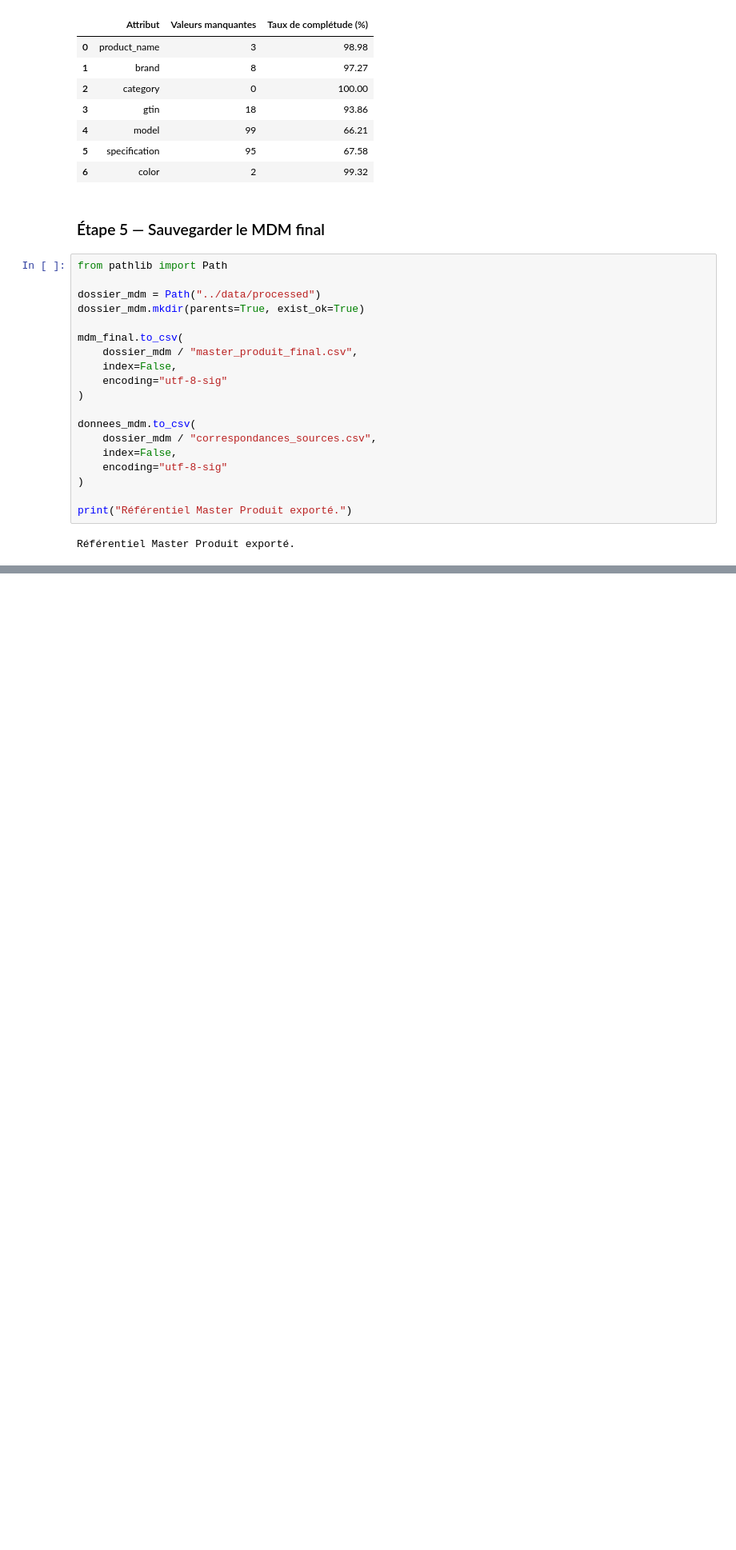
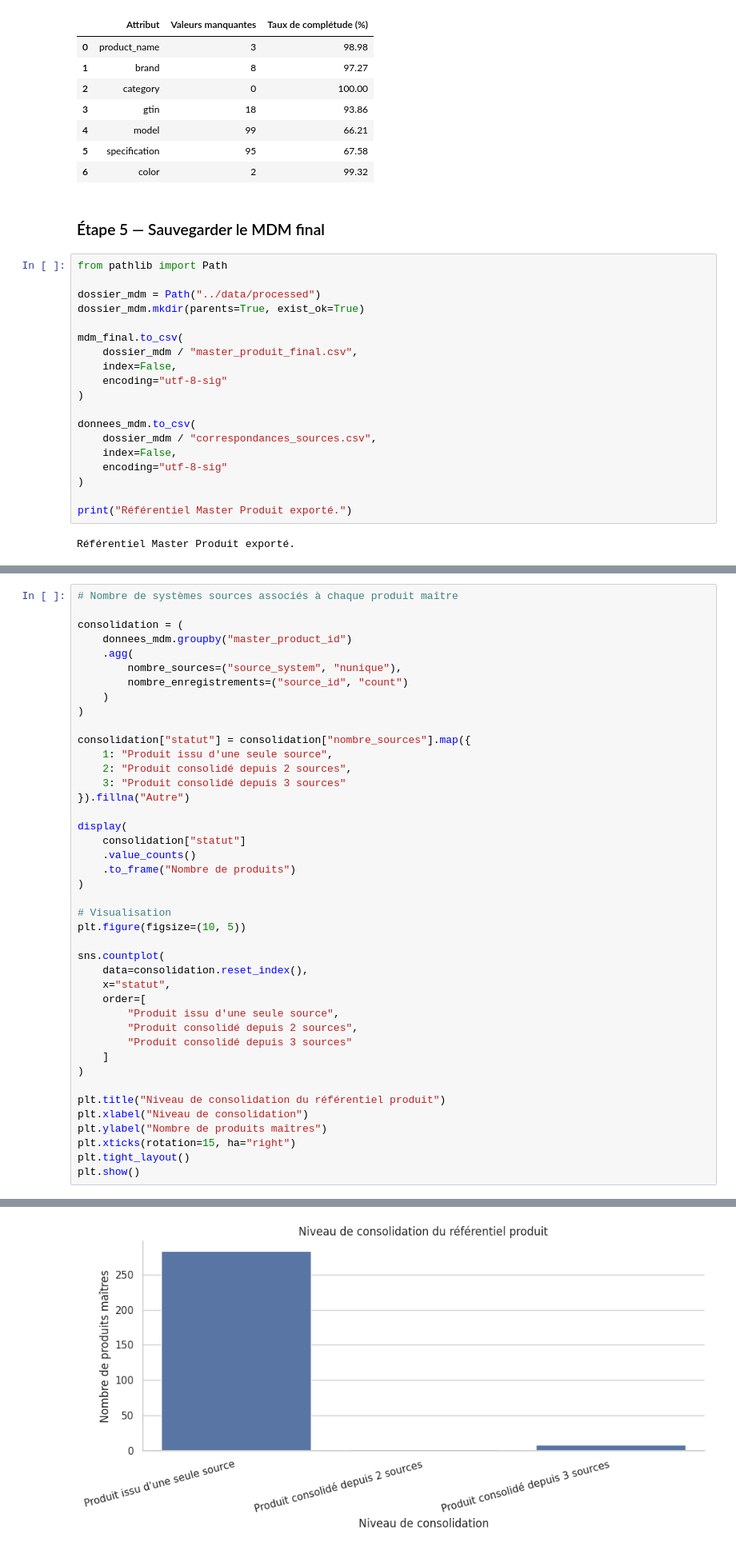
Before and after one commit to Ramadiaw12/Project_datagouvernance, a Jupyter notebook: notebooks/01_diagnostic_donnees.ipynb, the cells around one changed output, grey strips where cells are left out. Shown at 80% size. Saved outputs shown, nothing was run; the diff lists cells and outputs as text; blank space fills up the shorter version.

```diff
--- a/notebooks/01_diagnostic_donnees.ipynb
+++ b/notebooks/01_diagnostic_donnees.ipynb
@@ -2307,0 +2545,43 @@ Référentiel Master Produit exporté.
+# %%
+# Nombre de systèmes sources associés à chaque produit maître
+
+consolidation = (
+    donnees_mdm.groupby("master_product_id")
+    .agg(
+        nombre_sources=("source_system", "nunique"),
+        nombre_enregistrements=("source_id", "count")
+    )
+)
+
+consolidation["statut"] = consolidation["nombre_sources"].map({
+    1: "Produit issu d'une seule source",
+    2: "Produit consolidé depuis 2 sources",
+    3: "Produit consolidé depuis 3 sources"
+}).fillna("Autre")
+
+display(
+    consolidation["statut"]
+    .value_counts()
+    .to_frame("Nombre de produits")
+)
+
+# Visualisation
+plt.figure(figsize=(10, 5))
+
+sns.countplot(
+    data=consolidation.reset_index(),
+    x="statut",
+    order=[
+        "Produit issu d'une seule source",
+        "Produit consolidé depuis 2 sources",
+        "Produit consolidé depuis 3 sources"
+    ]
+)
+
+plt.title("Niveau de consolidation du référentiel produit")
+plt.xlabel("Niveau de consolidation")
+plt.ylabel("Nombre de produits maîtres")
+plt.xticks(rotation=15, ha="right")
+plt.tight_layout()
+plt.show()
+# %% [output]
@@ -2307,0 +2593 @@ Référentiel Master Produit exporté.
+[figure, added]
```
Also changed, not shown: parts of 6 cells of this notebook.
